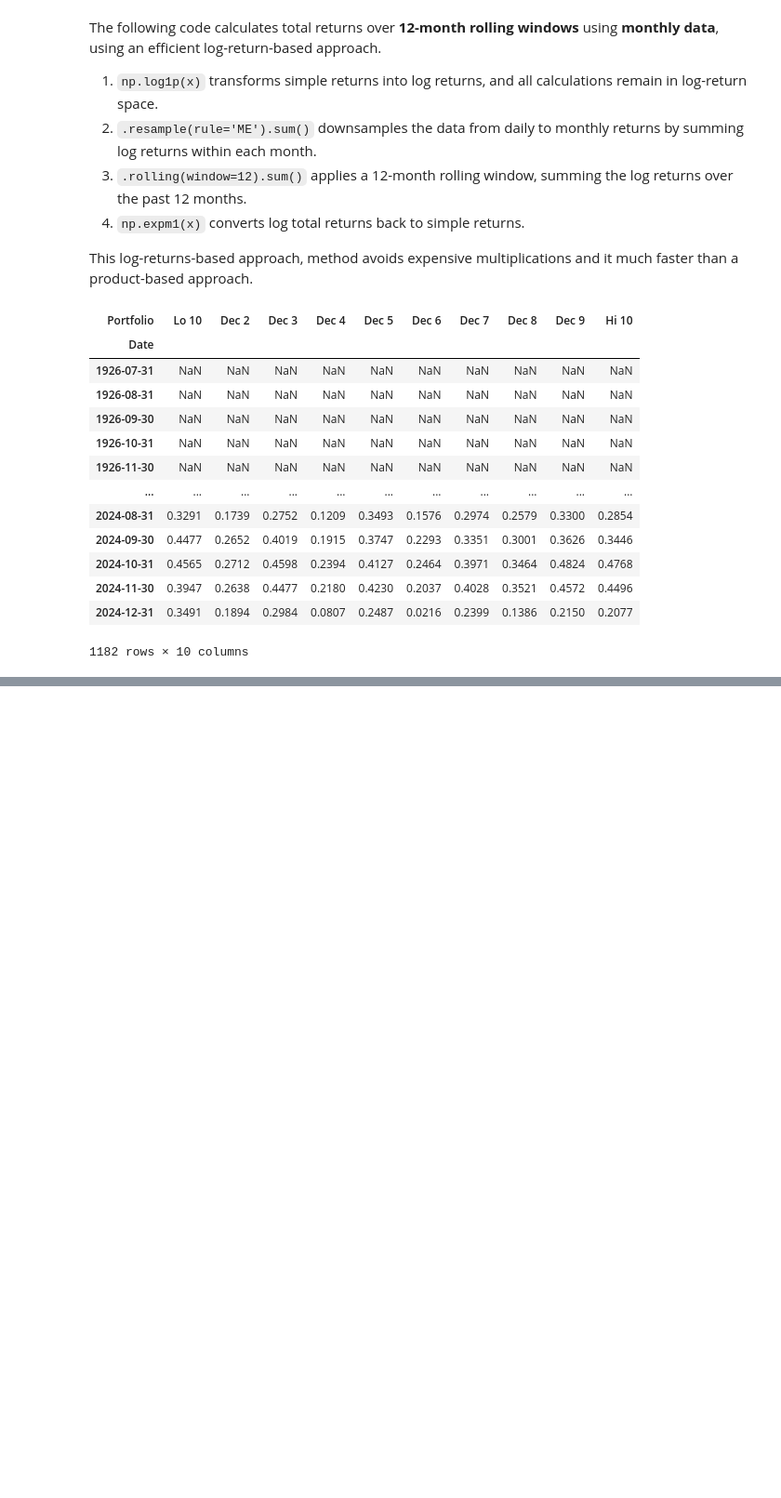
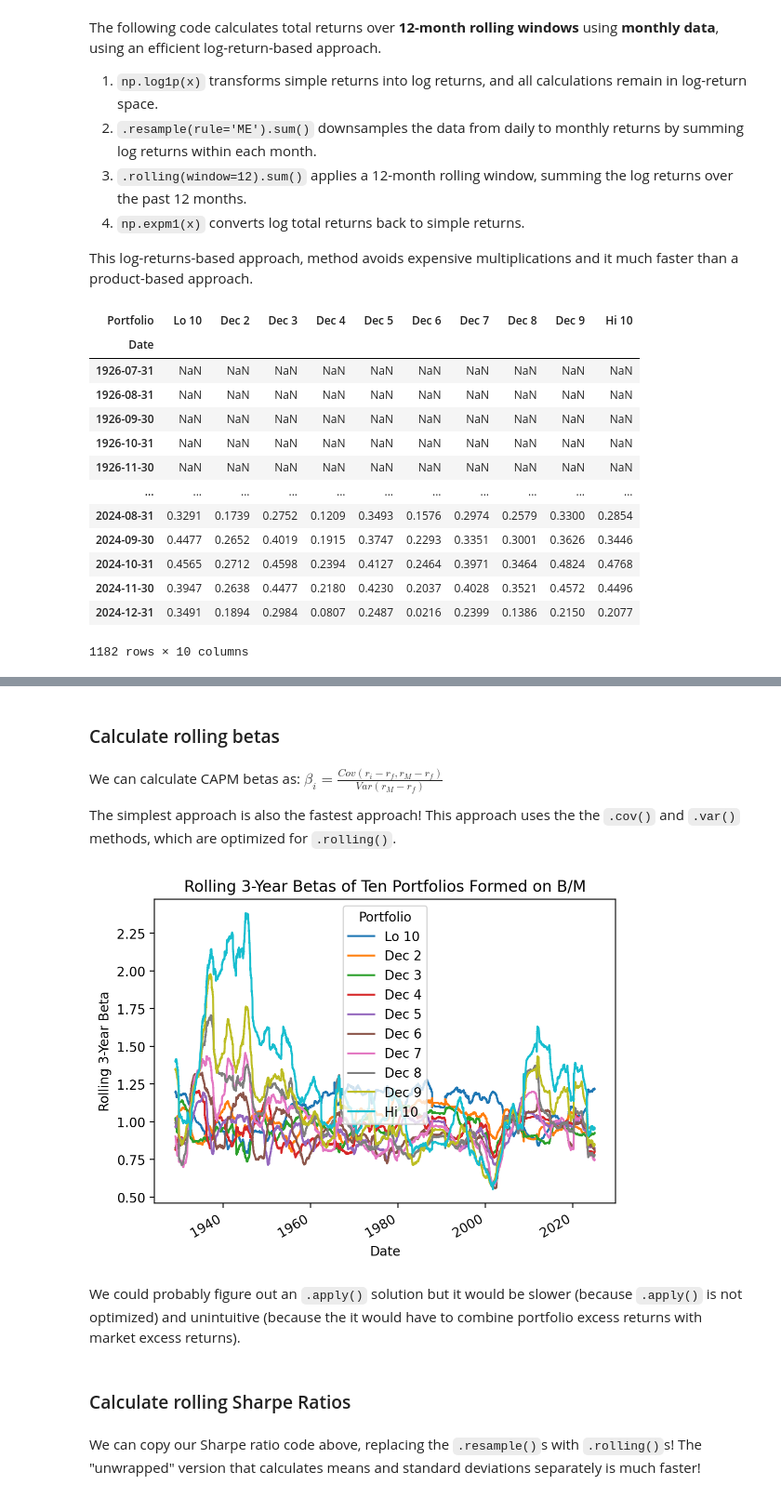
Before and after one commit to richard-herron/fina-6333-2025-spring, a Jupyter notebook: Notebooks/mckinney_11_practice_02.ipynb, the cells around one changed output, grey strips where cells are left out. Shown at 93% size. Cells and saved outputs as stored; diff of their text form; code cells hidden in the pictures; blank space fills up the shorter version.

```diff
--- a/Notebooks/mckinney_11_practice_02.ipynb
+++ b/Notebooks/mckinney_11_practice_02.ipynb
@@ -238,0 +357,26 @@ We can calculate CAPM betas as: $\beta_i = \frac{Cov(r_i - r_f, r_M - r_f)}{Var(
+# %% [markdown]
+### Calculate rolling betas
+# %% [markdown]
+We can calculate CAPM betas as: $\beta_i = \frac{Cov(r_i - r_f, r_M - r_f)}{Var(r_M - r_f)}$
+
+The simplest approach is also the fastest approach!
+This approach uses the the `.cov()` and `.var()` methods, which are optimized for `.rolling()`.
+# %%
+cov_term = bm_excess.rolling(window=3*252).cov(factors['Mkt-RF'])
+var_term = factors['Mkt-RF'].rolling(window=3*252).var()
+a = cov_term.div(var_term, axis=0)
+# %%
+a.plot()
+
+plt.ylabel('Rolling 3-Year Beta')
+plt.title('Rolling 3-Year Betas of Ten Portfolios Formed on B/M')
+plt.show()
+# %% [output]
+[figure, added]
+# %% [markdown]
+We could probably figure out an `.apply()` solution but it would be slower (because `.apply()` is not optimized) and unintuitive (because the it would have to combine portfolio excess returns with market excess returns).
+# %% [markdown]
+### Calculate rolling Sharpe Ratios
+# %% [markdown]
+We can copy our Sharpe ratio code above, replacing the `.resample()`s with `.rolling()`s!
+The "unwrapped" version that calculates means and standard deviations separately is much faster!
```
Also changed, not shown: parts of 52 cells of this notebook, 4 other files.
